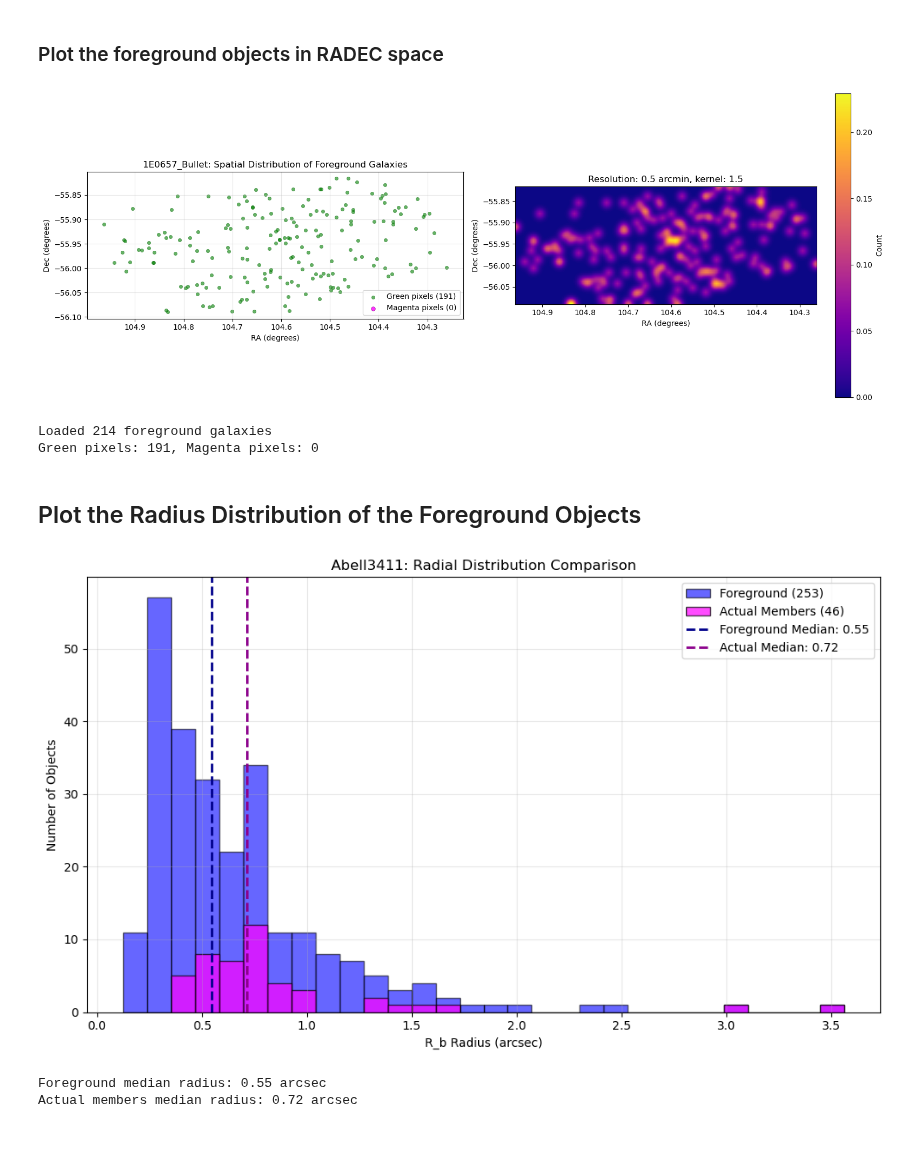
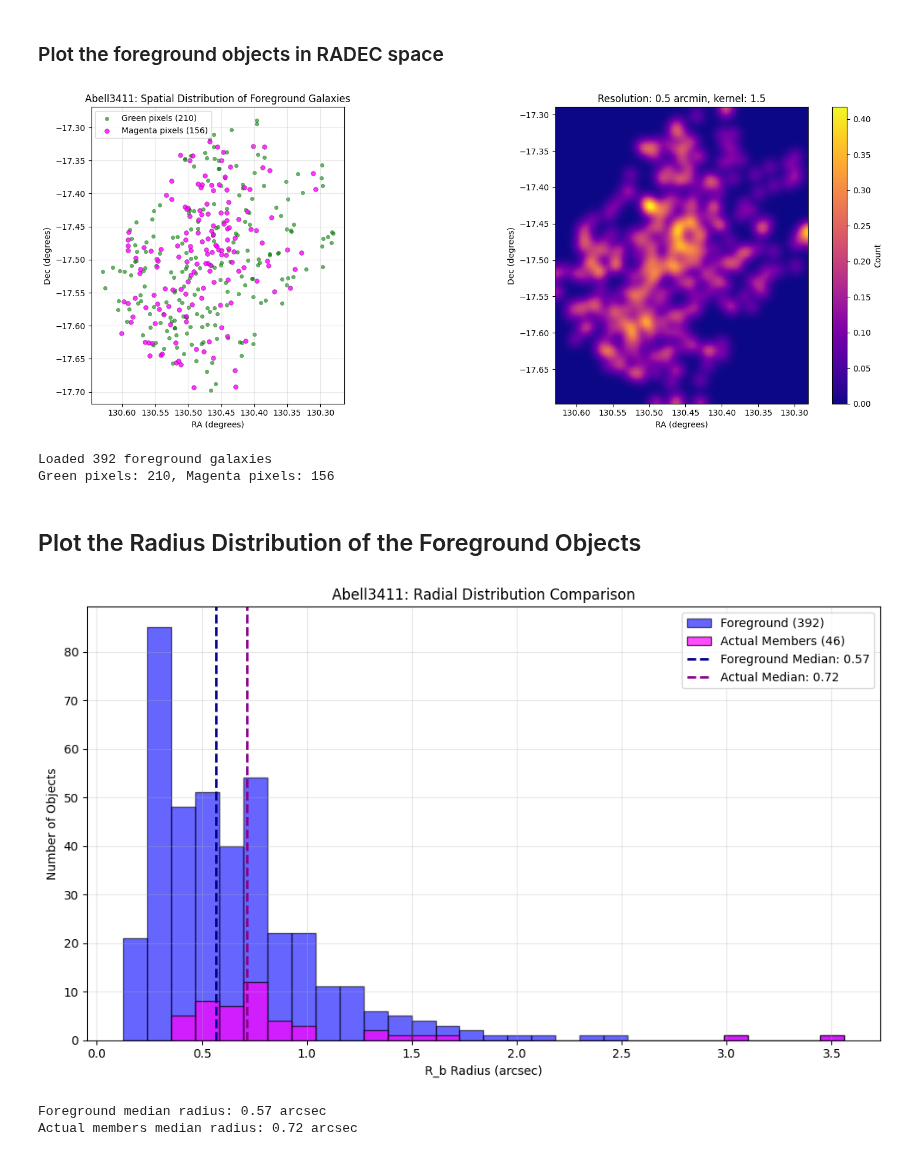
Before and after one commit to superbit-collaboration/superbit-lensing, a Jupyter notebook: superbit_lensing/color/color_cuts/Pixel_Mask_Notebook.ipynb, the cells around one changed output. Cells and saved outputs as stored; diff of their text form; code cells hidden in the pictures.

Commit message:
Pixel Mask small fixes

```diff
--- a/superbit_lensing/color/color_cuts/Pixel_Mask_Notebook.ipynb
+++ b/superbit_lensing/color/color_cuts/Pixel_Mask_Notebook.ipynb
@@ -16,8 +16,8 @@ from matplotlib.colors import to_rgba
 # %%
 # Data file paths
 # Replace with your own /path/to/data
-REDSHIFT_CATALOG = '/Users/mayaamit/Desktop/mega_color_mag_with_redshift.fits'  # Training data with known redshifts
-FULL_CATALOG = '/Users/mayaamit/Desktop/mega_color_mag_catalog.fits'            # Full catalog
+REDSHIFT_CATALOG = '/scratch/sa.saha/data/mega_color_mag_with_redshift_20250811_141642.fits'  # Training data with known redshifts
+FULL_CATALOG = '/scratch/sa.saha/data/mega_color_mag_catalog_20250811_141158.fits'            # Full catalog
 
 # Load the redshift catalog (for visualization and validation)
 print("Loading redshift catalog for training/validation...")
@@ -63,17 +63,15 @@ Redshift sources: ['DESI' 'LoVoCCS' 'NED']
 ### Load in the red sequence data
 This is yet to be automated
 # %%
-# RedSequence Members
-Abell3411_imposters = Table.read('/Users/mayaamit/Desktop/Abell3411_imposter_members_catalog.fits')
-Abell3411_actual = Table.read('/Users/mayaamit/Desktop/Abell3411_actual_members_catalog.fits')
-Bullet_imposter = Table.read('/Users/mayaamit/Desktop/1E0657_Bullet_imposter_members_catalog.fits')
-Bullet_actual = Table.read('/Users/mayaamit/Desktop/1E0657_Bullet_actual_members_catalog.fits')
+# Red Sequence Members
+Abell3411_imposters = Table.read('/projects/mccleary_group/ysp/redseq/Abell3411/Abell3411_imposter_members_catalog.fits')
+Abell3411_actual = Table.read('/projects/mccleary_group/ysp/redseq/Abell3411/Abell3411_actual_members_catalog.fits')
 # %% [markdown]
 ## Define Cluster
 # %%
-Z_THRESH = 0.322
+Z_THRESH = 0.193
 ERR_THRESH = 0.5
-CLUSTER_NAME = '1E0657_Bullet'
+CLUSTER_NAME = 'Abell3411'
 XLIM = (0, 2.5)
 YLIM = (-2, 3)
 # %%
@@ -771,9 +769,9 @@ vote_map, x_edges, y_edges, bg_hist, fg_hist, total_objects = plot_pixel_voting_
     show_scatter=False,
     show_counts=False,
     show_mask=True,
-    actual_catalog=Bullet_actual,
+    actual_catalog=Abell3411_actual,
     redshift_seq=False,
-    imposters_catalog=Bullet_imposter,
+    imposters_catalog=Abell3411_imposters,
     figsize=(6, 6)
 )
 # %% [output]
@@ -819,22 +816,22 @@ Saved 214 foreground galaxies to /Users/mayaamit/Desktop/SuperBIT/Fits/1E0657_Bu
 # %% [markdown]
 ### Plot the foreground objects in RADEC space
 # %%
-result = spatial_plot('/Users/mayaamit/Desktop/SuperBIT/Fits/1E0657_Bullet_foreground_pixel_and_redseq.fits',
-             vote_map, x_edges, y_edges, CLUSTER_NAME, include_members=False, actual_catalog = Bullet_actual)
+result = spatial_plot('/projects/mccleary_group/amit.m/color_fg_data/Abell3411_foreground_pixel_and_redseq.fits',
+             vote_map, x_edges, y_edges, CLUSTER_NAME, include_members=False, actual_catalog = Abell3411_actual)
 # %% [output]
-[figure, old version]
+[figure, new version]
-Loaded 214 foreground galaxies
-Green pixels: 191, Magenta pixels: 0
+Loaded 392 foreground galaxies
+Green pixels: 210, Magenta pixels: 156
 # %% [markdown]
 ## Plot the Radius Distribution of the Foreground Objects
 # %%
 
 r_b_values = plot_radial_distribution_rb(
-    '/Users/mayaamit/Desktop/SuperBIT/Fits/Abell3411/Abell3411_foreground_pixel_and_redseq.fits',
+    '/projects/mccleary_group/amit.m/color_fg_data/Abell3411_foreground_pixel_and_redseq.fits',
     'Abell3411',
     actual_catalog=Abell3411_actual
 )
 # %% [output]
-[figure, old version]
+[figure, new version]
-Foreground median radius: 0.55 arcsec
+Foreground median radius: 0.57 arcsec
 Actual members median radius: 0.72 arcsec
```
Also changed, not shown: parts of 5 cells of this notebook.
